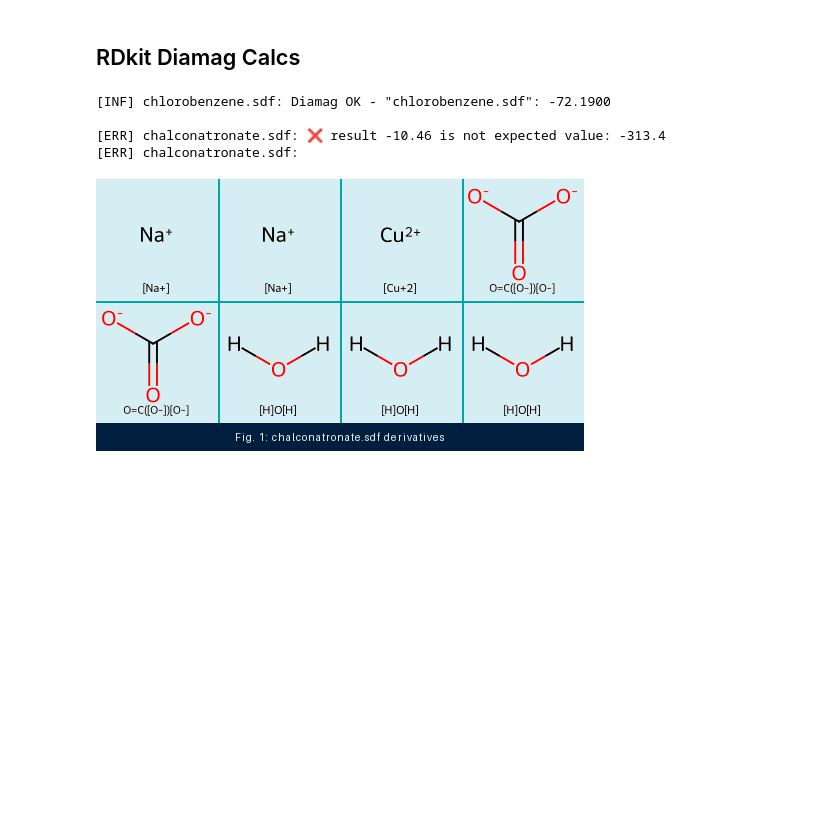
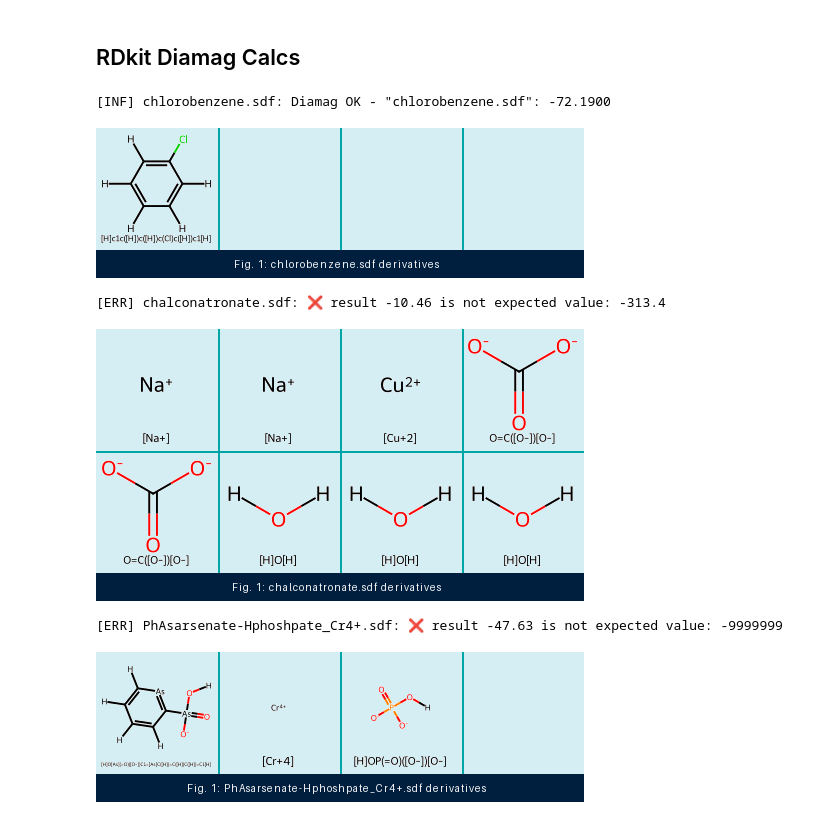
Before and after one commit to mag-bros/mag-bridge, a Jupyter notebook: notebooks/rdkit-sandbox.ipynb, the cells around one changed output. Drawn from its saved outputs; the diff is of its cells as text; code cells hidden in the pictures; blank space fills up the shorter version.

```diff
--- a/notebooks/rdkit-sandbox.ipynb
+++ b/notebooks/rdkit-sandbox.ipynb
@@ -27,37 +27,42 @@ SDF_TEST = [
         'sdf_file': 'chalconatronate.sdf',
         'expected_diamag': -313.4
     },
+    {
+        'sdf_file': 'PhAsarsenate-Hphoshpate_Cr4+.sdf',
+        'expected_diamag': -9999999
+    },
 ]
 # %%
-# Iterate through all predefined SDF test cases
-
+"""Loop through SDF test cases / files"""
 for test_case in SDF_TEST:
     # Load all MBMolecule instances from the given SDF file
     mols: list[MBMolecule] = SDFLoader.Load(test_case['sdf_file'])
 
     # Compute total diamagnetic contribution across all molecules
     # TODO:: Not yet sure how to deal with calculating diamag
     #        loaded from SDF files with more than 1 molecule
     sum_dia_contr = 0
     for mol in mols:
         sum_dia_contr += mol.CalcDiamagContr(verbose=False)   # silent accumulation
         result = mol.CalcDiamagContr()                        # last computed molecule result
 
     # Validation and reporting
     try:
         # Check that computed result matches expected reference value
         assert round(result, 2) == test_case["expected_diamag"]
-        print(f"[INF] {test_case['sdf_file']}: Diamag OK - \"{test_case['sdf_file']}\": {sum_dia_contr:.4f}\n")
+        print(f"[INF] {test_case['sdf_file']}: Diamag OK - \"{test_case['sdf_file']}\": {sum_dia_contr:.4f}")
 
     except Exception as e:
         # Log failure with computed vs expected values
         print(f"[ERR] {test_case['sdf_file']}: ❌ result {round(result, 2)} is not expected value: {test_case['expected_diamag']}")
-        print(f"[ERR] {test_case['sdf_file']}: ")
-        rdkit_mols: list[Mol] = [mol.ToRDKit() for mol in mols]
-        display(Renderer(Theme.Sea).GetMoleculesGridImg(rdkit_mols, label=f"Fig. 1: {test_case['sdf_file']} derivatives"))
+
+    # Print Molecules in current SDF File
+    rdkit_mols: list[Mol] = [mol.ToRDKit() for mol in mols]
+    display(Renderer(Theme.Sea).GetMoleculesGridImg(rdkit_mols, label=f"Fig. 1: {test_case['sdf_file']} derivatives\n"))
 # %% [output]
 [INF] chlorobenzene.sdf: Diamag OK - "chlorobenzene.sdf": -72.1900
-
-[ERR] chalconatronate.sdf: ❌ result -10.46 is not expected value: -313.4
-[ERR] chalconatronate.sdf:
-[figure, old version]
+[figure, new version]
+[ERR] chalconatronate.sdf: ❌ result -10.46 is not expected value: -313.4
+[figure, added]
+[ERR] PhAsarsenate-Hphoshpate_Cr4+.sdf: ❌ result -47.63 is not expected value: -9999999
+[figure, added]
```
